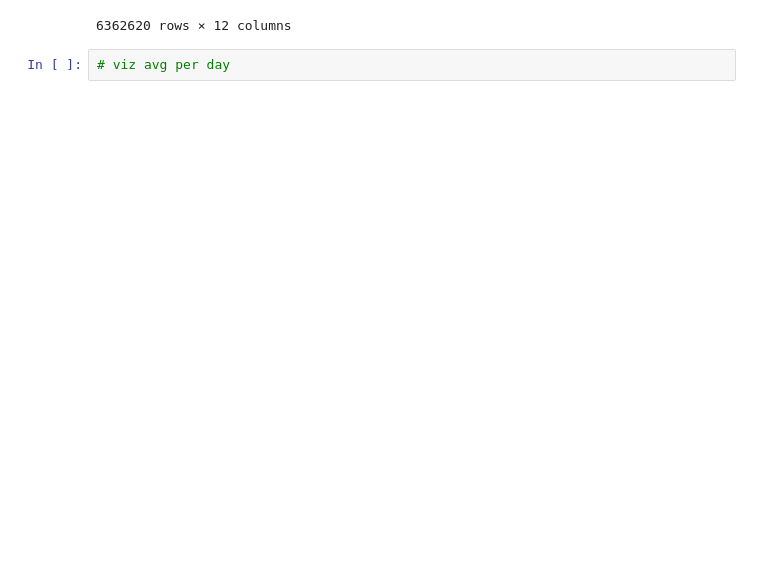
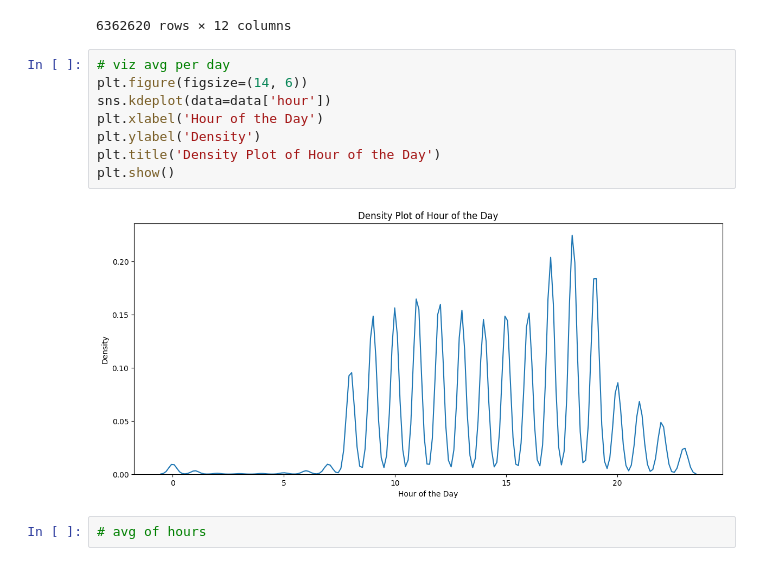
Before and after one commit to AMaldu/fraud_detection, a Jupyter notebook: notebooks/individual_analysis/var_step.ipynb, the cells around one changed output. Drawn from its saved outputs; the diff is of its cells as text; blank space fills up the shorter version.

```diff
--- a/notebooks/individual_analysis/var_step.ipynb
+++ b/notebooks/individual_analysis/var_step.ipynb
@@ -79,5 +87,15 @@ data
 | 6362618 | 743 | TRANSFER | 850002.52 | C1685995037 | 850002.52 | 0.00 | C2080388513 | 0.00 | ... |
 | 6362619 | 743 | CASH_OUT | 850002.52 | C1280323807 | 850002.52 | 0.00 | C873221189 | 6510099.11 | ... |
 6362620 rows × 12 columns
-# %%
-# viz avg per day
+# %%
+# viz avg per day
+plt.figure(figsize=(14, 6))
+sns.kdeplot(data=data['hour'])
+plt.xlabel('Hour of the Day')
+plt.ylabel('Density')
+plt.title('Density Plot of Hour of the Day')
+plt.show()
+# %% [output]
+[figure, added]
+# %%
+# avg of hours
```
Also changed, not shown: parts of 2 cells of this notebook.
